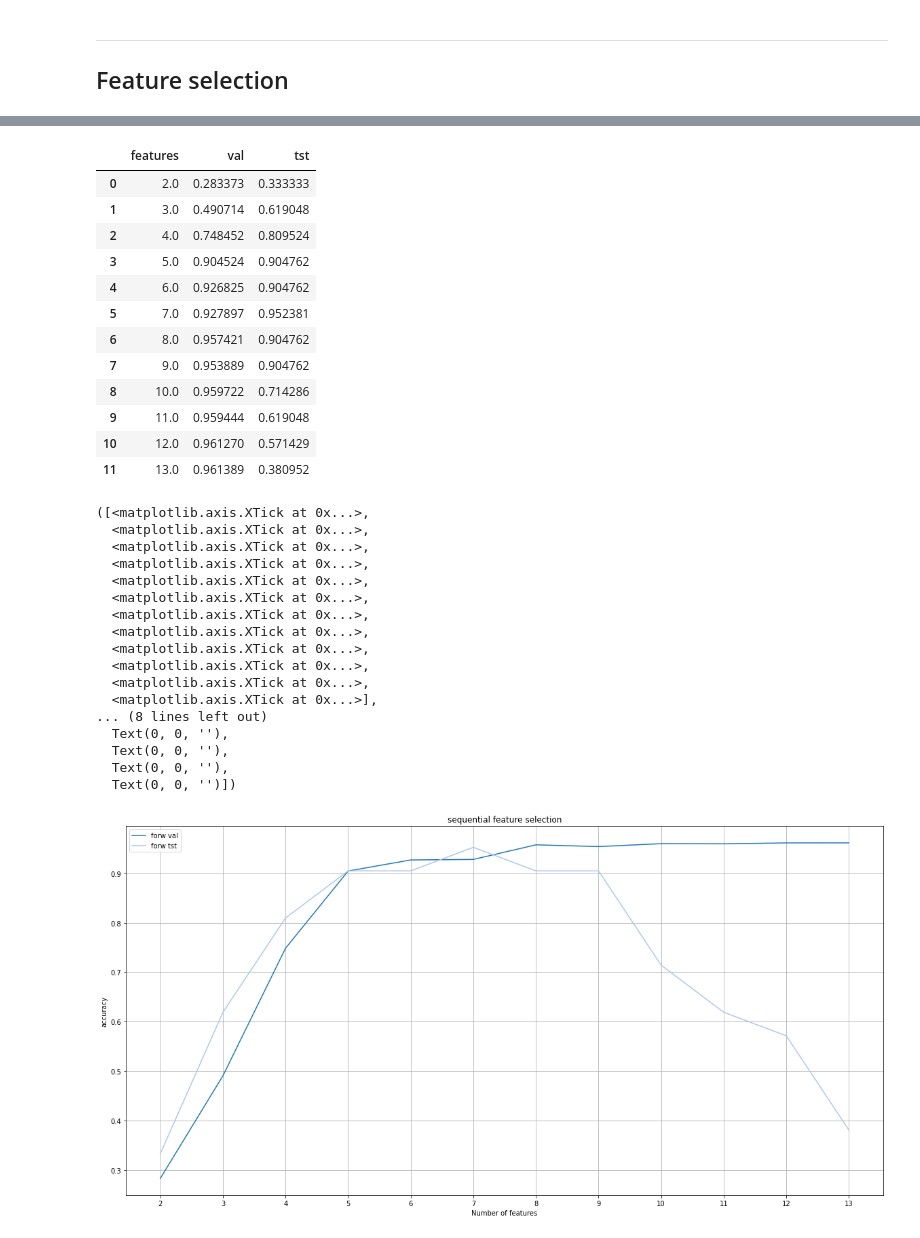
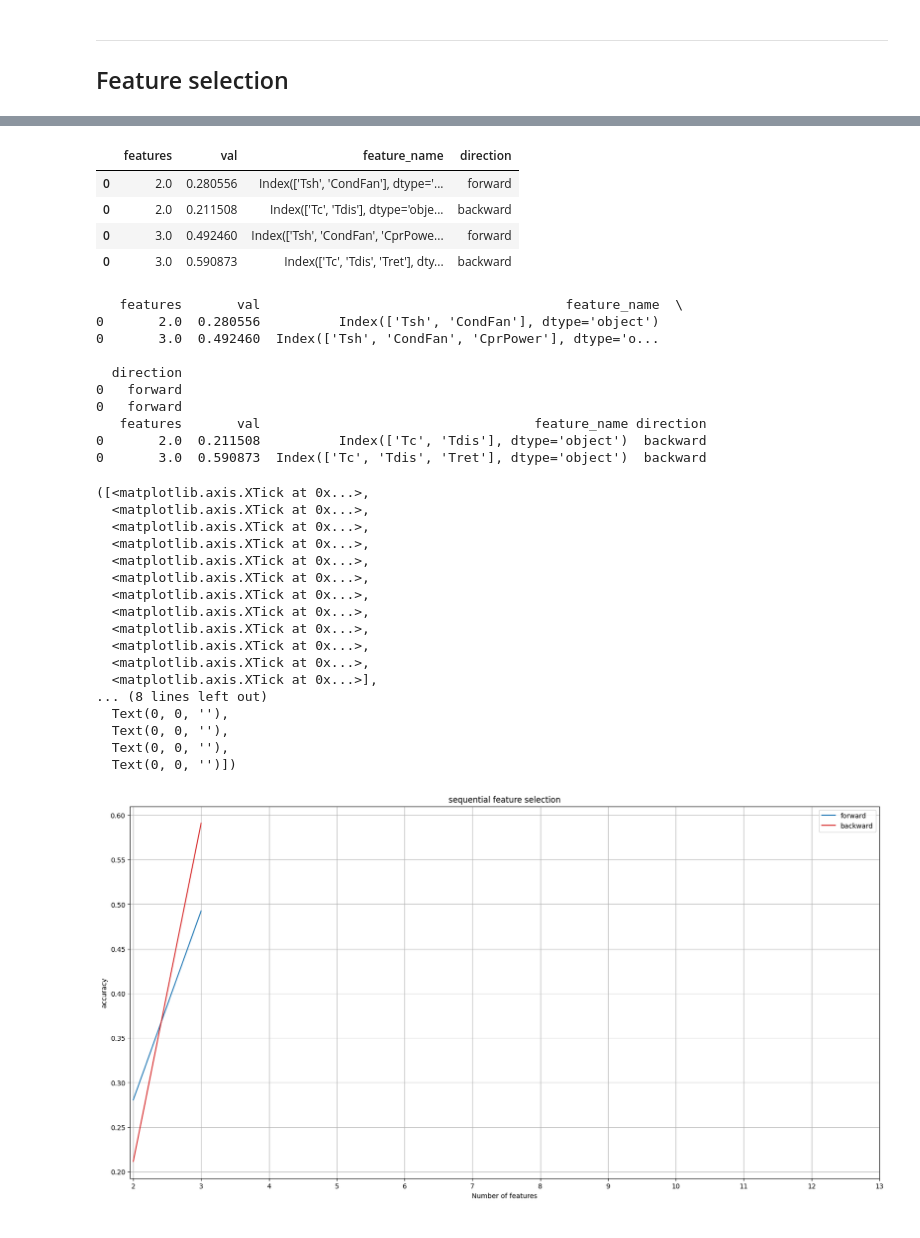
Before and after one commit to peterkrull/p7-ml-refrigeration-fault-detection, a Jupyter notebook: Python/Sequential_plotter.ipynb, the cells around one changed output, grey strips where cells are left out. Drawn from its saved outputs; the diff is of its cells as text; code cells hidden in the pictures.

```diff
--- a/Python/Sequential_plotter.ipynb
+++ b/Python/Sequential_plotter.ipynb
@@ -36,6 +36,7 @@ vld_data = pd.read_csv(sys.path[0] + f"/../ValidationData/neodata/soltani_14d_no
 tst_data = pd.read_csv(sys.path[0] + f"/../TestData/neodata/soltani_14d_nonoise_100.csv")
 trn_sel = trn_data.iloc[::10,:]
 trn_data = trn_data.iloc[::5,:]
+vld_data = vld_data.iloc[::10,:]
 
 if config["drop_8_18"]:
     trn_sel = [ (trn_sel['target'] != 8) & (trn_sel['target'] != 18) ]
@@ -141,7 +142,7 @@ elif config["classifier"] == "svm":
 num_of_features = np.shape(X_trn.columns)[0]
 
 
-scores = pd.DataFrame({'features':[],'val':[], 'feature_name' : [], 'forward' : []})
+scores = pd.DataFrame({'features':[],'val':[], 'feature_name' : [], 'direction' : []})
 for i in range(2,num_of_features):
     print("Features: " + str(i))
     for j in config['direction']:
@@ -160,7 +161,8 @@ for i in range(2,num_of_features):
 
 
         val = score_clf.score(X_vld_std_sel,y_vld)
-        scores = scores.append({'features':i,'val':val,'feature_name':bw.get_support(), 'direction': j},ignore_index=True)
+        #scores = scores.append({'features':i,'val':val,'feature_name':bw.get_support(), 'direction': j},ignore_index=True)
+        scores = pd.concat([scores, pd.DataFrame({'features':i,'val':val,'feature_name': [X_sel.columns[bw.get_support()]], 'direction': j})], )
         print(f"val:{val}")
 # %% [output]
 Features: 2
@@ -171,55 +182,58 @@ KeyboardInterrupt:
 # %%
 scores
 # %% [output]
-|  | features | val | tst |
-| 0 | 2.0 | 0.283373 | 0.333333 |
-| 1 | 3.0 | 0.490714 | 0.619048 |
-| 2 | 4.0 | 0.748452 | 0.809524 |
-| 3 | 5.0 | 0.904524 | 0.904762 |
-| 4 | 6.0 | 0.926825 | 0.904762 |
-| 5 | 7.0 | 0.927897 | 0.952381 |
-| 6 | 8.0 | 0.957421 | 0.904762 |
-| 7 | 9.0 | 0.953889 | 0.904762 |
-| 8 | 10.0 | 0.959722 | 0.714286 |
-| 9 | 11.0 | 0.959444 | 0.619048 |
-| 10 | 12.0 | 0.961270 | 0.571429 |
-| 11 | 13.0 | 0.961389 | 0.380952 |
+|  | features | val | feature_name | direction |
+| 0 | 2.0 | 0.280556 | Index(['Tsh', 'CondFan'], dtype='... | forward |
+| 0 | 2.0 | 0.211508 | Index(['Tc', 'Tdis'], dtype='obje... | backward |
+| 0 | 3.0 | 0.492460 | Index(['Tsh', 'CondFan', 'CprPowe... | forward |
+| 0 | 3.0 | 0.590873 | Index(['Tc', 'Tdis', 'Tret'], dty... | backward |
 # %%
 import matplotlib
 col = matplotlib.colormaps['tab20']
 colors = {'forward': col.colors[0], 'backward': col.colors[6]}
 
 plt.figure(figsize=(20,10)) #(6,4) good size for the report
 for j in config['direction']:
-    plot_data = [scores['direction'] == j]
-    plt.plot(plot_data['features'],plot_data['val'],c=colors[j])
+    plot_data = scores.loc[scores['direction'] == j]
+    print(plot_data)
+    plt.plot(plot_data['features'],plot_data['val'],c=colors[j], label = j)
 
 
 # plt.plot(scores['features'],scores['val'],c=col.colors[6])
 # plt.plot(scores['features'],scores['tst'],c=col.colors[7])
 
 plt.ylabel('accuracy')
 plt.xlabel('Number of features')
 plt.title('sequential feature selection')
-plt.legend(['forw val','forw tst','backw val','backw tst'])
+plt.legend()
 plt.grid(True)
 plt.xticks(range(2,14))
 # %% [output]
-([<matplotlib.axis.XTick at 0x...>,
-  <matplotlib.axis.XTick at 0x...>,
-  <matplotlib.axis.XTick at 0x...>,
-  <matplotlib.axis.XTick at 0x...>,
-  <matplotlib.axis.XTick at 0x...>,
-  <matplotlib.axis.XTick at 0x...>,
-  <matplotlib.axis.XTick at 0x...>,
-  <matplotlib.axis.XTick at 0x...>,
-  <matplotlib.axis.XTick at 0x...>,
-  <matplotlib.axis.XTick at 0x...>,
-  <matplotlib.axis.XTick at 0x...>,
-  <matplotlib.axis.XTick at 0x...>],
-... (8 lines left out)
-  Text(0, 0, ''),
-  Text(0, 0, ''),
-  Text(0, 0, ''),
-  Text(0, 0, '')])
+   features       val                                       feature_name  \
+0       2.0  0.280556          Index(['Tsh', 'CondFan'], dtype='object')
+0       3.0  0.492460  Index(['Tsh', 'CondFan', 'CprPower'], dtype='o...
+
+  direction
+0   forward
+0   forward
+   features       val                                   feature_name direction
+0       2.0  0.211508          Index(['Tc', 'Tdis'], dtype='object')  backward
+0       3.0  0.590873  Index(['Tc', 'Tdis', 'Tret'], dtype='object')  backward
+([<matplotlib.axis.XTick at 0x...>,
+  <matplotlib.axis.XTick at 0x...>,
+  <matplotlib.axis.XTick at 0x...>,
+  <matplotlib.axis.XTick at 0x...>,
+  <matplotlib.axis.XTick at 0x...>,
+  <matplotlib.axis.XTick at 0x...>,
+  <matplotlib.axis.XTick at 0x...>,
+  <matplotlib.axis.XTick at 0x...>,
+  <matplotlib.axis.XTick at 0x...>,
+  <matplotlib.axis.XTick at 0x...>,
+  <matplotlib.axis.XTick at 0x...>,
+  <matplotlib.axis.XTick at 0x...>],
+... (8 lines left out)
+  Text(0, 0, ''),
+  Text(0, 0, ''),
+  Text(0, 0, ''),
+  Text(0, 0, '')])
-[figure, old version]
+[figure, new version]
```
Also changed, not shown: parts of 1 cell of this notebook.
